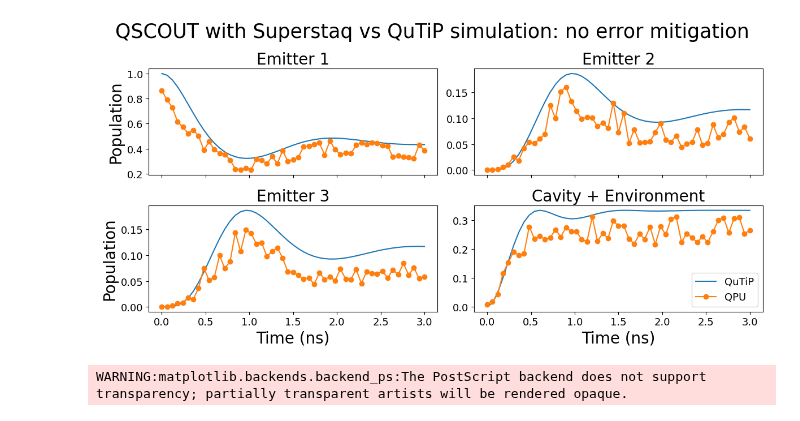
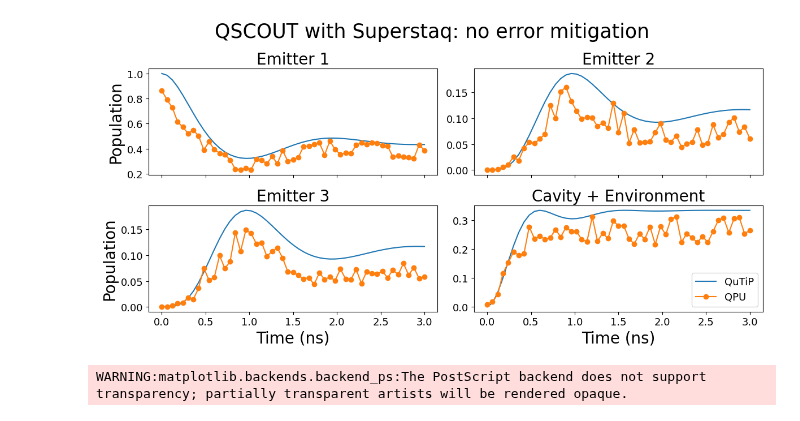
Before and after one commit to radulaski/CQED_quantum_simulation, a Jupyter notebook: notebooks/QSCOUT_Superstaq_raw.ipynb, the cells around one changed output. Drawn from its saved outputs; the diff is of its cells as text; code cells hidden in the pictures.

Commit message:
update QSCOUT figure titles

```diff
--- a/notebooks/QSCOUT_Superstaq_raw.ipynb
+++ b/notebooks/QSCOUT_Superstaq_raw.ipynb
@@ -39,32 +39,32 @@ qscout_bitstrs = {
 # %%
 fig, axes = plt.subplots(2, 2, figsize=(12, 6))
 
 for a, column in zip(axes.flatten(), qutip_results.columns):
     a.set_title(column, fontsize=20)
     a.plot(qutip_results.index, qutip_results[column], label="QuTiP")
 
     qscout_raw = qscout_results
     qscout_column = qscout_bitstrs[column]
     a.plot(times, qscout_raw[qscout_column], marker='o', label="QPU")
 
     a.tick_params(axis='x', labelsize=13)
     a.tick_params(axis='y', labelsize=13)
 
 axes[0][0].set_xticklabels([])
 axes[0][1].set_xticklabels([])
 
 axes[1][0].set_xlabel("Time (ns)", fontsize=20)
 axes[1][1].set_xlabel("Time (ns)", fontsize=20)
 
 axes[0][0].set_ylabel("Population", fontsize=20)
 axes[1][0].set_ylabel("Population", fontsize=20)
 
 axes[1][1].legend(fontsize=13)
 
-fig.suptitle("QSCOUT with Superstaq vs QuTiP simulation: no error mitigation", fontsize=25)
+fig.suptitle("QSCOUT with Superstaq: no error mitigation", fontsize=25)
 plt.tight_layout()
 # %% [output]
-[figure, old version]
+[figure, new version]
 # %%
 fig.savefig("../figures/QSCOUT_superstaq_raw.eps")
 # %% [output]
```
Also changed, not shown: 9 other files.
